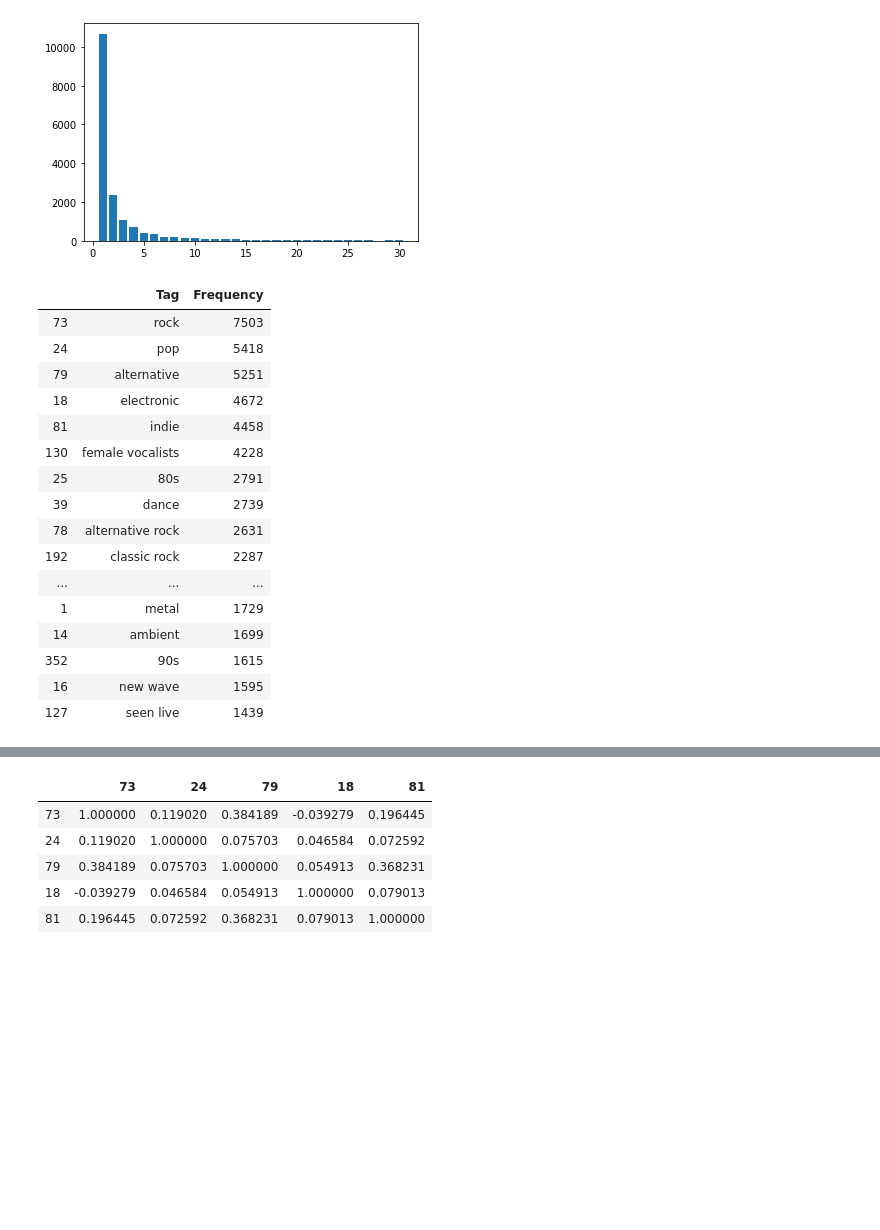
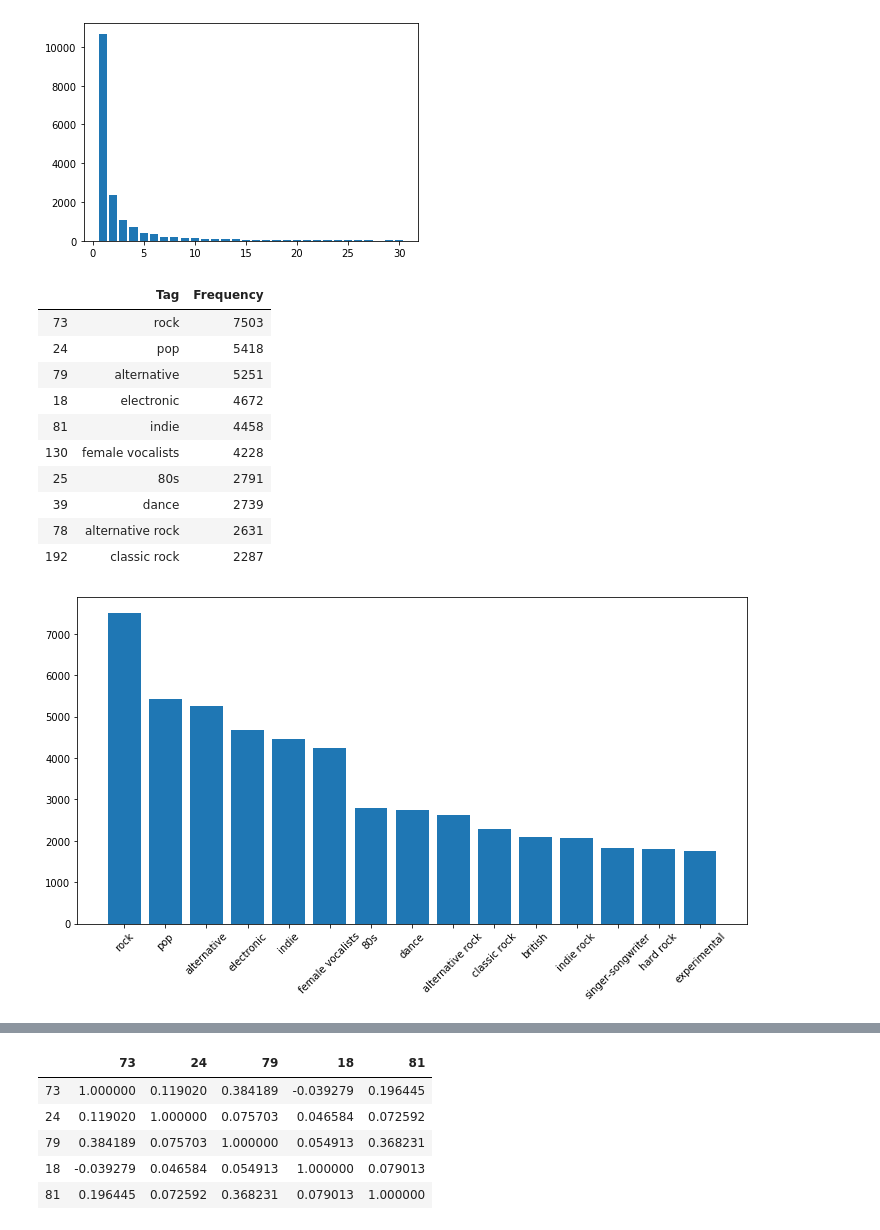
Before and after one commit to timcopelandoh/thinkful, a Jupyter notebook: Capstones and Projects/Capstone 4.ipynb, the cells around one changed output, grey strips where cells are left out. Cells and saved outputs as stored; diff of their text form; code cells hidden in the pictures; blank space fills up the shorter version.

```diff
--- a/Capstones and Projects/Capstone 4.ipynb
+++ b/Capstones and Projects/Capstone 4.ipynb
@@ -115,26 +135,27 @@ plt.show()
 # %%
 tag_freq = pd.merge(user_taggedartists.tagID.value_counts(), tags, left_index=True, right_index=True)
 tag_freq.rename(columns={'tagID': 'Frequency', 'tagValue': 'Tag'}, inplace=True)
 tag_freq = tag_freq[['Tag', 'Frequency']]
-tag_freq[:20]
+tag_freq[:10]
 # %% [output]
 |  | Tag | Frequency |
 | 73 | rock | 7503 |
 | 24 | pop | 5418 |
 | 79 | alternative | 5251 |
 | 18 | electronic | 4672 |
 | 81 | indie | 4458 |
 | 130 | female vocalists | 4228 |
 | 25 | 80s | 2791 |
 | 39 | dance | 2739 |
 | 78 | alternative rock | 2631 |
 | 192 | classic rock | 2287 |
-| ... | ... | ... |
-| 1 | metal | 1729 |
-| 14 | ambient | 1699 |
-| 352 | 90s | 1615 |
-| 16 | new wave | 1595 |
-| 127 | seen live | 1439 |
+# %%
+plt.figure(figsize=(12,6))
+plt.bar(tag_freq[:15]['Tag'], tag_freq[:15]['Frequency'])
+plt.xticks(rotation=45)
+plt.show()
+# %% [output]
+[figure, added]
 # %%
 content_vector = []
 
```
Also changed, not shown: parts of 32 cells of this notebook, 2 other files.
